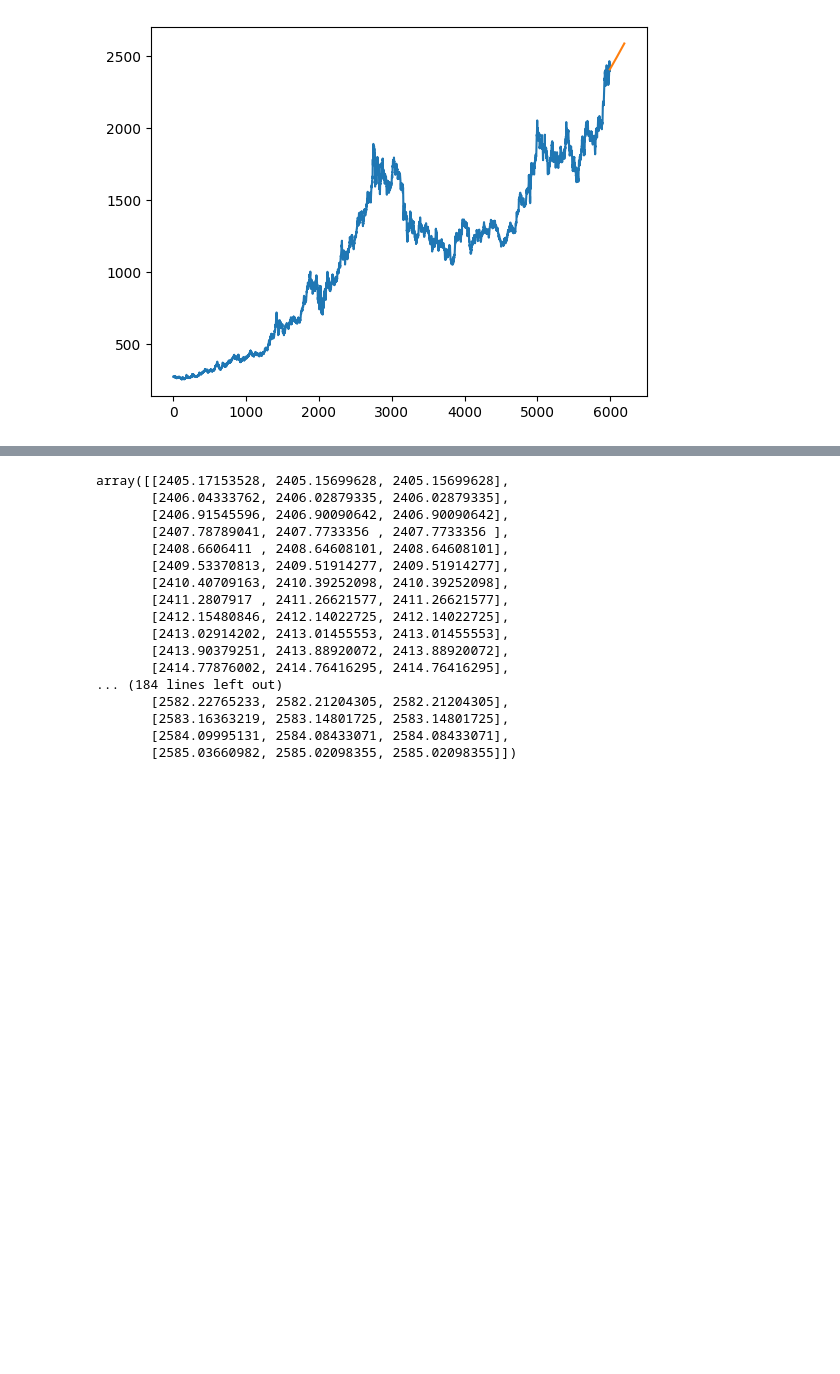
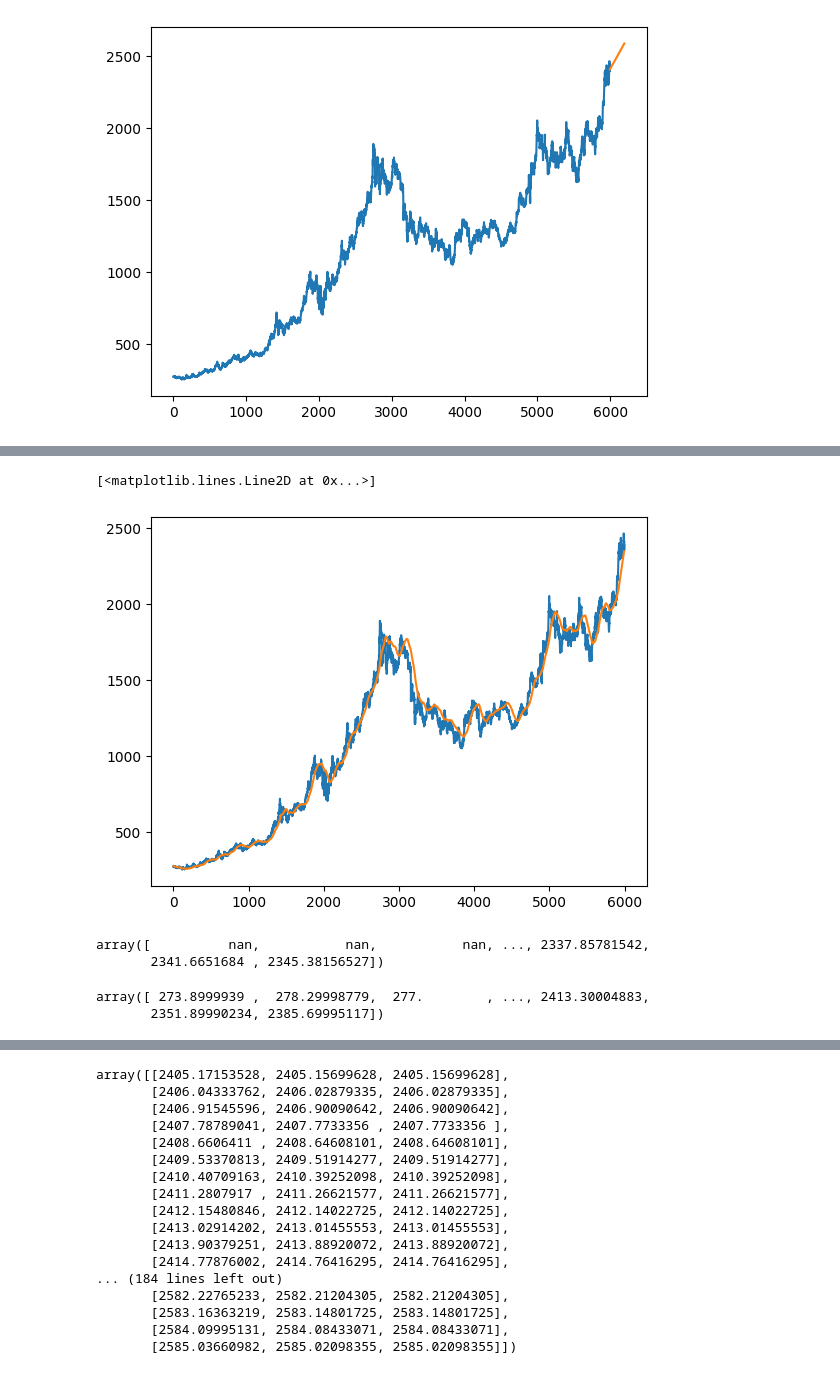
Before and after one commit to bahram3000/all_project, a Jupyter notebook: clean_project/pre_test_my_pakage_func.ipynb, the cells around one changed output, grey strips where cells are left out. Saved outputs shown, nothing was run; the diff lists cells and outputs as text; code cells hidden in the pictures; blank space fills up the shorter version.

```diff
--- a/clean_project/pre_test_my_pakage_func.ipynb
+++ b/clean_project/pre_test_my_pakage_func.ipynb
@@ -949,0 +1027,16 @@ def exp_boundary_smooth_curve(inp_ser, forward_wlk: int = 1, degree: int = 1):
+# %%
+plt.plot(bclose)
+plt.plot(besc3[:, 1])
+# %% [output]
+[<matplotlib.lines.Line2D at 0x...>]
+[figure, added]
+# %%
+besc3[:, 1]
+# %% [output]
+array([          nan,           nan,           nan, ..., 2337.85781542,
+       2341.6651684 , 2345.38156527])
+# %%
+bclose
+# %% [output]
+array([ 273.8999939 ,  278.29998779,  277.        , ..., 2413.30004883,
+       2351.89990234, 2385.69995117])
```
Also changed, not shown: parts of 48 cells of this notebook, 2 other files.
